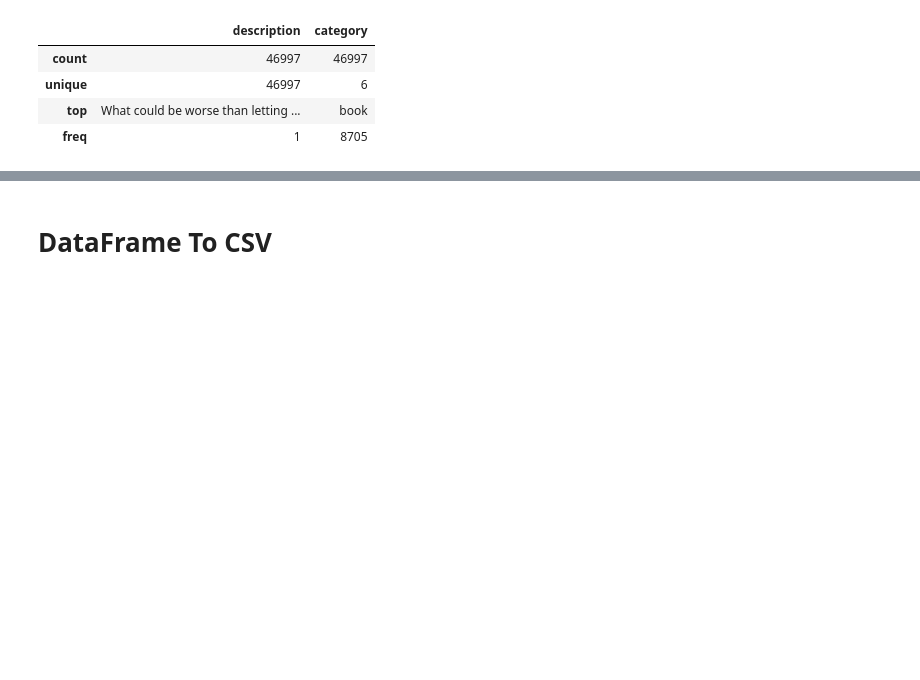
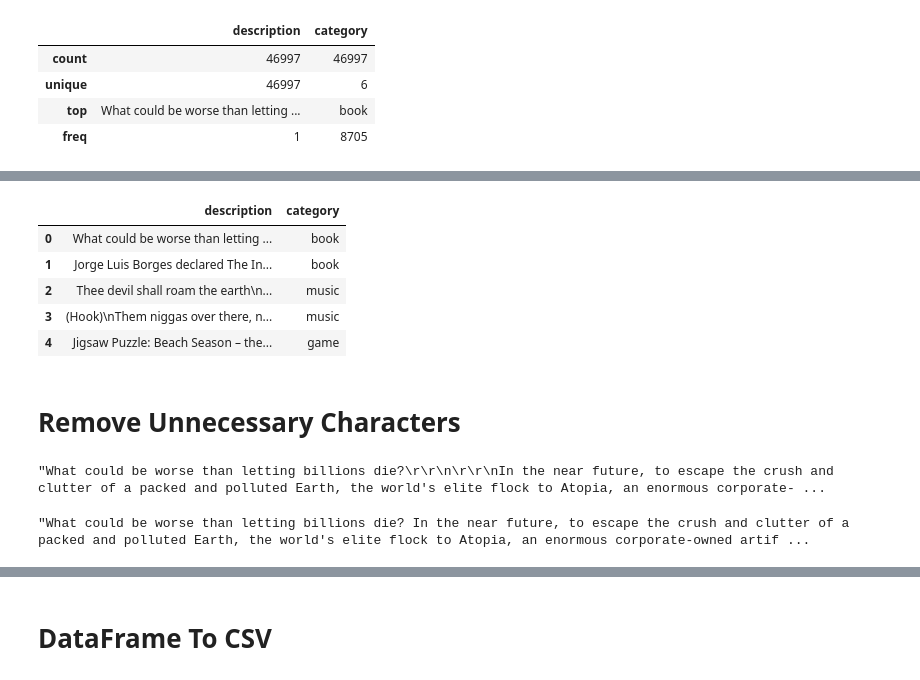
Before and after one commit to MYTE21/Entertainment.Valley, a Jupyter notebook: notebooks/category_classification/category_preparation.ipynb, the cells around one changed output, grey strips where cells are left out. Saved outputs shown, nothing was run; the diff lists cells and outputs as text; code cells hidden in the pictures; blank space fills up the shorter version.

```diff
--- a/notebooks/category_classification/category_preparation.ipynb
+++ b/notebooks/category_classification/category_preparation.ipynb
@@ -317,0 +362,11 @@ DataFrame Details:
+# %%
+entertainment_english_df.head()
+# %% [output]
+|  | description | category |
+| 0 | What could be worse than letting ... | book |
+| 1 | Jorge Luis Borges declared The In... | book |
+| 2 | Thee devil shall roam the earth\n... | music |
+| 3 | (Hook)\nThem niggas over there, n... | music |
+| 4 | Jigsaw Puzzle: Beach Season – the... | game |
+# %% [markdown]
+# Remove Unnecessary Characters
@@ -317,0 +386,8 @@ DataFrame Details:
+# %%
+entertainment_english_df["description"][0]
+# %% [output]
+"What could be worse than letting billions die?\r\r\n\r\r\nIn the near future, to escape the crush and clutter of a packed and polluted Earth, the world's elite flock to Atopia, an enormous corporate- ...
+# %%
+get_clean_text(entertainment_english_df["description"][0])
+# %% [output]
+"What could be worse than letting billions die? In the near future, to escape the crush and clutter of a packed and polluted Earth, the world's elite flock to Atopia, an enormous corporate-owned artif ...
```
Also changed, not shown: parts of 13 cells of this notebook, 4 other files.
